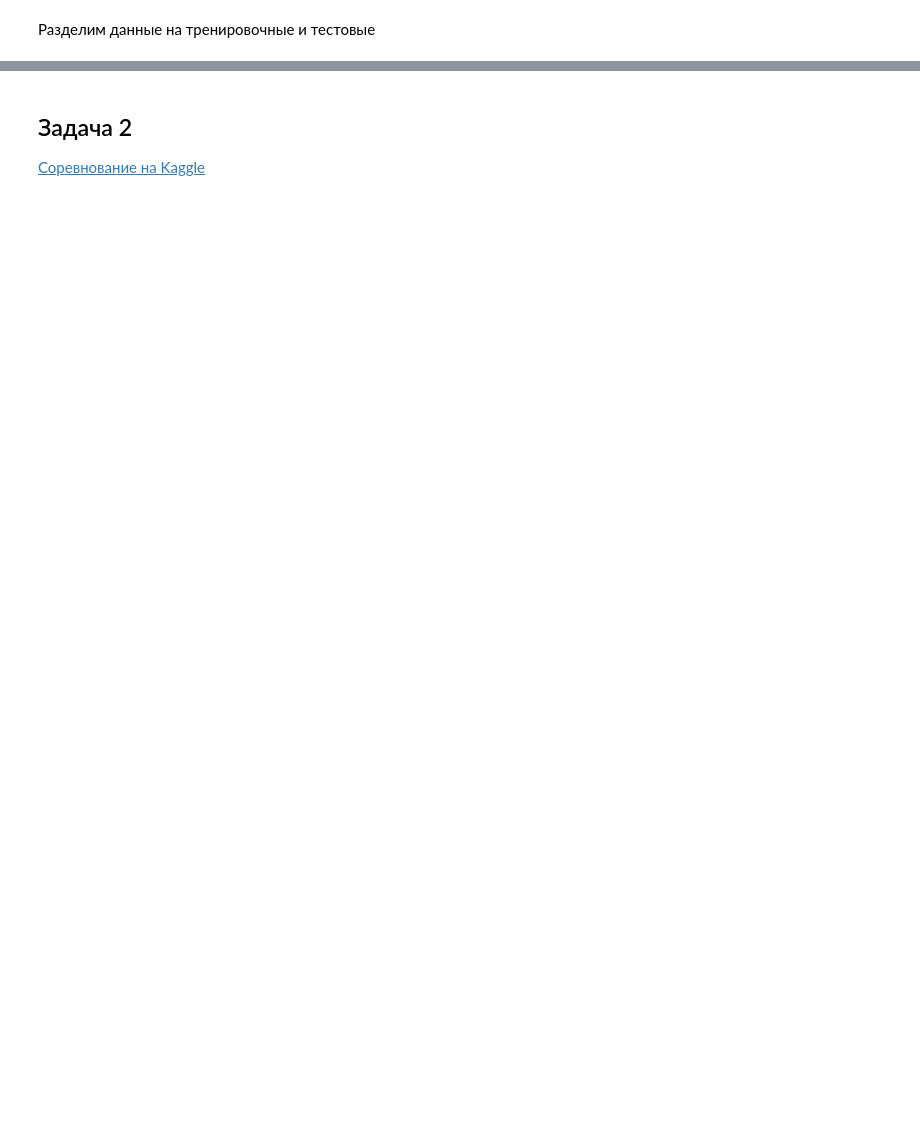
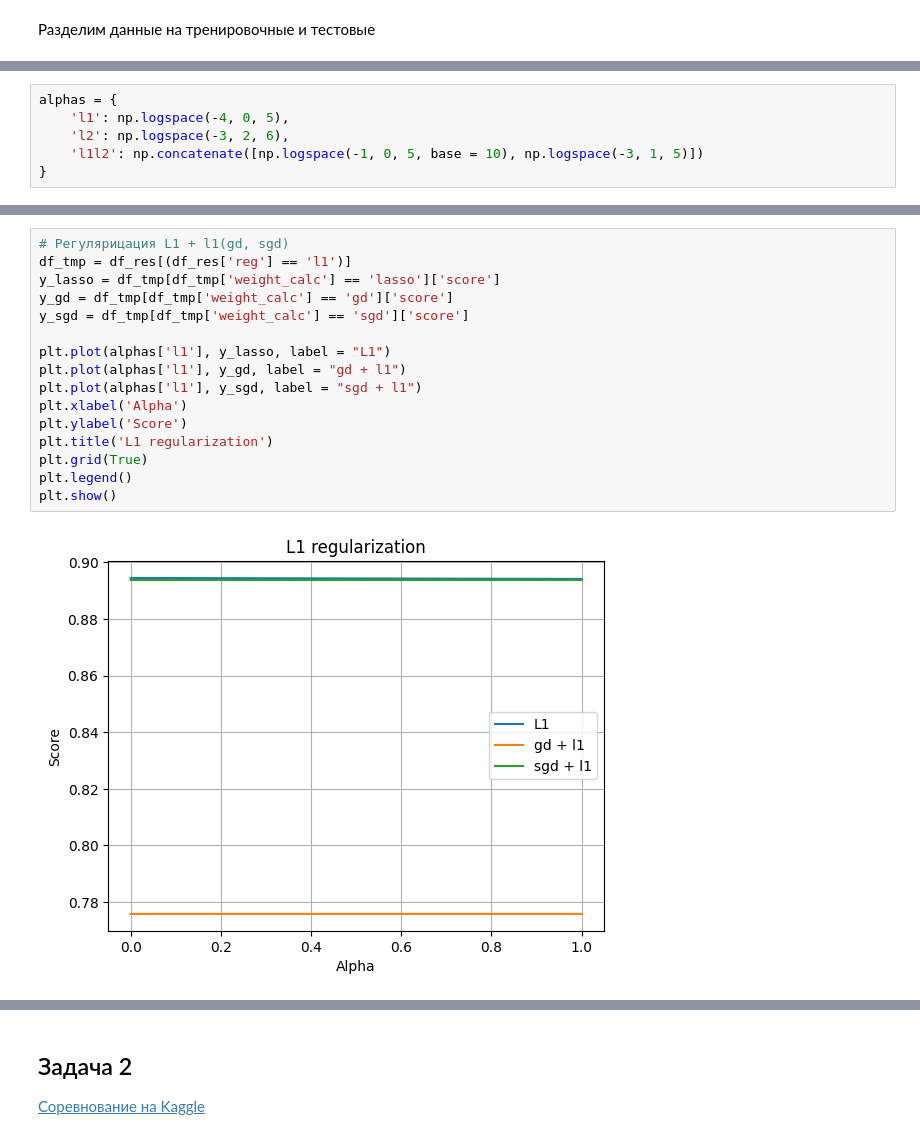
Before and after one commit to mshsvnv/ITMO_math_stat_and_ml, a Jupyter notebook: lab_04/linear_regression.ipynb, the cells around one changed output, grey strips where cells are left out. Drawn from its saved outputs; the diff is of its cells as text; blank space fills up the shorter version.

```diff
--- a/lab_04/linear_regression.ipynb
+++ b/lab_04/linear_regression.ipynb
@@ -333,0 +375,6 @@ My Linear Regression: 0.89397282
+# %%
+alphas = {
+    'l1': np.logspace(-4, 0, 5),
+    'l2': np.logspace(-3, 2, 6),
+    'l1l2': np.concatenate([np.logspace(-1, 0, 5, base = 10), np.logspace(-3, 1, 5)])
+}
@@ -402,0 +517,18 @@ df_regularization[df_regularization['score'] == df_regularization['score'].max()
+# %%
+# Регулярицация L1 + l1(gd, sgd)
+df_tmp = df_res[(df_res['reg'] == 'l1')]
+y_lasso = df_tmp[df_tmp['weight_calc'] == 'lasso']['score']
+y_gd = df_tmp[df_tmp['weight_calc'] == 'gd']['score']
+y_sgd = df_tmp[df_tmp['weight_calc'] == 'sgd']['score']
+
+plt.plot(alphas['l1'], y_lasso, label = "L1")
+plt.plot(alphas['l1'], y_gd, label = "gd + l1")
+plt.plot(alphas['l1'], y_sgd, label = "sgd + l1")
+plt.xlabel('Alpha')
+plt.ylabel('Score')
+plt.title('L1 regularization')
+plt.grid(True)
+plt.legend()
+plt.show()
+# %% [output]
+[figure, added]
```
Also changed, not shown: parts of 24 cells of this notebook.
